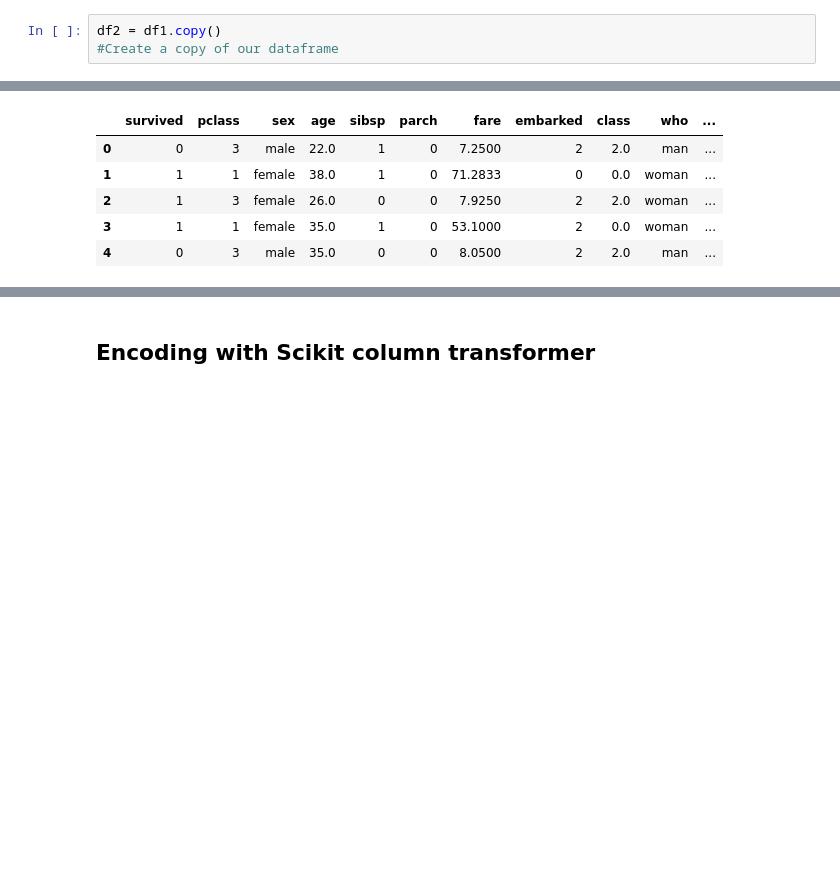
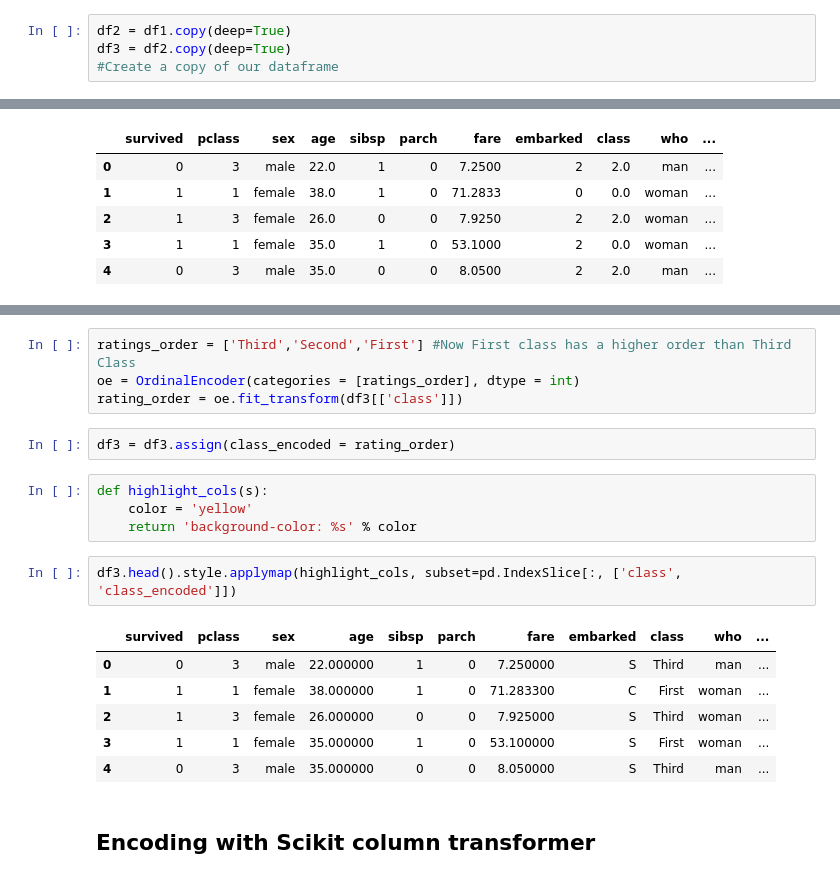
Before and after one commit to nitinjosephrepo/Data-Prepration-For-ML, a Jupyter notebook: Preprocessing - Encoding Categorical Variables into Numerical Using Pandas & Scikit Learn.ipynb, the cells around one changed output, grey strips where cells are left out. Saved outputs shown, nothing was run; the diff lists cells and outputs as text; blank space fills up the shorter version.

```diff
--- a/Preprocessing - Encoding Categorical Variables into Numerical Using Pandas & Scikit Learn.ipynb
+++ b/Preprocessing - Encoding Categorical Variables into Numerical Using Pandas & Scikit Learn.ipynb
@@ -15,7 +15,8 @@ df1.head()
 | 3 | 1 | 1 | female | 35.0 | 1 | 0 | 53.1000 | S | First | woman | ... |
 | 4 | 0 | 3 | male | 35.0 | 0 | 0 | 8.0500 | S | Third | man | ... |
 # %%
-df2 = df1.copy()
+df2 = df1.copy(deep=True)
+df3 = df2.copy(deep=True)
 #Create a copy of our dataframe
 # %% [markdown]
 ## Encoding Using Pandas
@@ -241,3 +258,22 @@ df2.head()
+# %%
+ratings_order = ['Third','Second','First'] #Now First class has a higher order than Third Class
+oe = OrdinalEncoder(categories = [ratings_order], dtype = int)
+rating_order = oe.fit_transform(df3[['class']])
+# %%
+df3 = df3.assign(class_encoded = rating_order)
+# %%
+def highlight_cols(s):
+    color = 'yellow'
+    return 'background-color: %s' % color
+# %%
+df3.head().style.applymap(highlight_cols, subset=pd.IndexSlice[:, ['class', 'class_encoded']])
+# %% [output]
+|  | survived | pclass | sex | age | sibsp | parch | fare | embarked | class | who | ... |
+| 0 | 0 | 3 | male | 22.000000 | 1 | 0 | 7.250000 | S | Third | man | ... |
+| 1 | 1 | 1 | female | 38.000000 | 1 | 0 | 71.283300 | C | First | woman | ... |
+| 2 | 1 | 3 | female | 26.000000 | 0 | 0 | 7.925000 | S | Third | woman | ... |
+| 3 | 1 | 1 | female | 35.000000 | 1 | 0 | 53.100000 | S | First | woman | ... |
+| 4 | 0 | 3 | male | 35.000000 | 0 | 0 | 8.050000 | S | Third | man | ... |
 # %% [markdown]
 ## Encoding with Scikit column transformer
 # %% [markdown]
```
Also changed, not shown: parts of 4 cells of this notebook.
